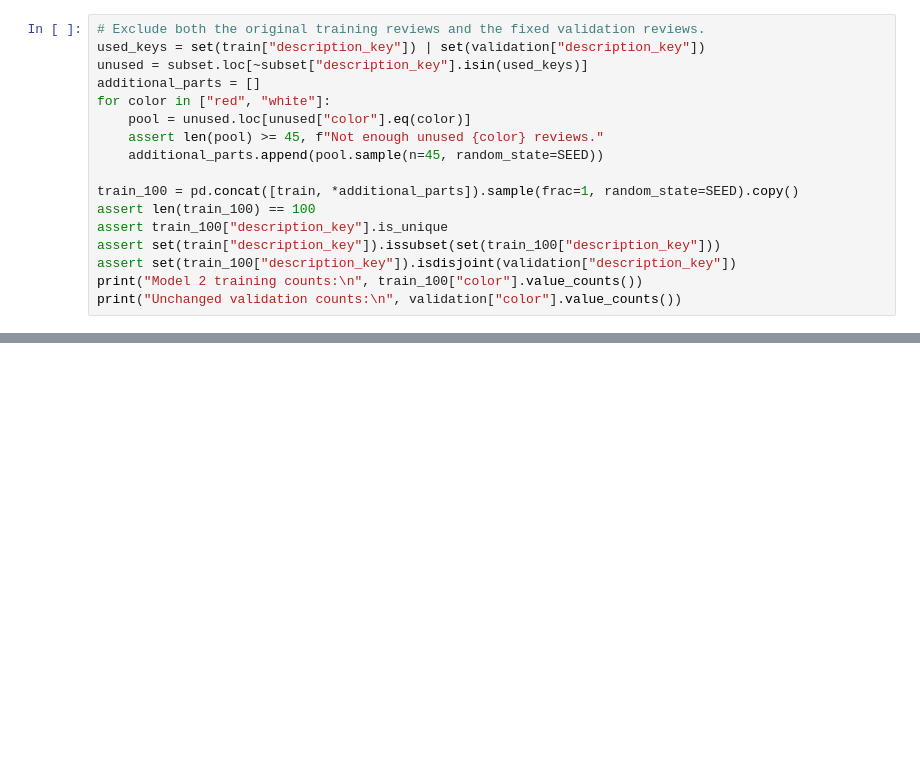
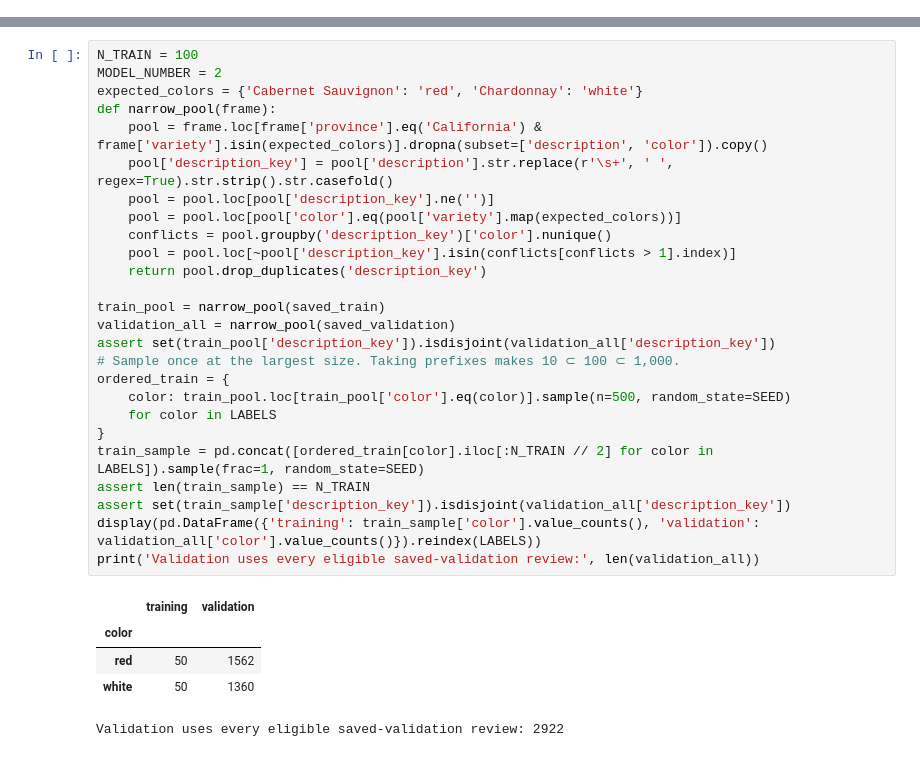
Before and after one commit to Dilraj112358/4401project3, a Jupyter notebook: modeling_2.ipynb, the cells around one changed output, grey strips where cells are left out. Cells and saved outputs as stored; diff of their text form; blank space fills up the shorter version.

Commit message:
iteration 1,2 edits, along with creation of 4-7.2. results summarized in modeling_results_summary

```diff
--- a/modeling_2.ipynb
+++ b/modeling_2.ipynb
@@ -86,17 +0,0 @@ This experiment tests whether more training data improves generalization. The va
-# %%
-# Exclude both the original training reviews and the fixed validation reviews.
-used_keys = set(train["description_key"]) | set(validation["description_key"])
-unused = subset.loc[~subset["description_key"].isin(used_keys)]
-additional_parts = []
-for color in ["red", "white"]:
-    pool = unused.loc[unused["color"].eq(color)]
-    assert len(pool) >= 45, f"Not enough unused {color} reviews."
-    additional_parts.append(pool.sample(n=45, random_state=SEED))
-
-train_100 = pd.concat([train, *additional_parts]).sample(frac=1, random_state=SEED).copy()
-assert len(train_100) == 100
-assert train_100["description_key"].is_unique
-assert set(train["description_key"]).issubset(set(train_100["description_key"]))
-assert set(train_100["description_key"]).isdisjoint(validation["description_key"])
-print("Model 2 training counts:\n", train_100["color"].value_counts())
-print("Unchanged validation counts:\n", validation["color"].value_counts())
@@ -172,0 +44,32 @@ We see a big jump in validation. Our training accuracy has slightly decreased, f
+# %%
+N_TRAIN = 100
+MODEL_NUMBER = 2
+expected_colors = {'Cabernet Sauvignon': 'red', 'Chardonnay': 'white'}
+def narrow_pool(frame):
+    pool = frame.loc[frame['province'].eq('California') & frame['variety'].isin(expected_colors)].dropna(subset=['description', 'color']).copy()
+    pool['description_key'] = pool['description'].str.replace(r'\s+', ' ', regex=True).str.strip().str.casefold()
+    pool = pool.loc[pool['description_key'].ne('')]
+    pool = pool.loc[pool['color'].eq(pool['variety'].map(expected_colors))]
+    conflicts = pool.groupby('description_key')['color'].nunique()
+    pool = pool.loc[~pool['description_key'].isin(conflicts[conflicts > 1].index)]
+    return pool.drop_duplicates('description_key')
+
+train_pool = narrow_pool(saved_train)
+validation_all = narrow_pool(saved_validation)
+assert set(train_pool['description_key']).isdisjoint(validation_all['description_key'])
+# Sample once at the largest size. Taking prefixes makes 10 ⊂ 100 ⊂ 1,000.
+ordered_train = {
+    color: train_pool.loc[train_pool['color'].eq(color)].sample(n=500, random_state=SEED)
+    for color in LABELS
+}
+train_sample = pd.concat([ordered_train[color].iloc[:N_TRAIN // 2] for color in LABELS]).sample(frac=1, random_state=SEED)
+assert len(train_sample) == N_TRAIN
+assert set(train_sample['description_key']).isdisjoint(validation_all['description_key'])
+display(pd.DataFrame({'training': train_sample['color'].value_counts(), 'validation': validation_all['color'].value_counts()}).reindex(LABELS))
+print('Validation uses every eligible saved-validation review:', len(validation_all))
+# %% [output]
+|  | training | validation |
+| color |  |  |
+| red | 50 | 1562 |
+| white | 50 | 1360 |
+Validation uses every eligible saved-validation review: 2922
```
Also changed, not shown: parts of 25 cells of this notebook, 12 other files.
